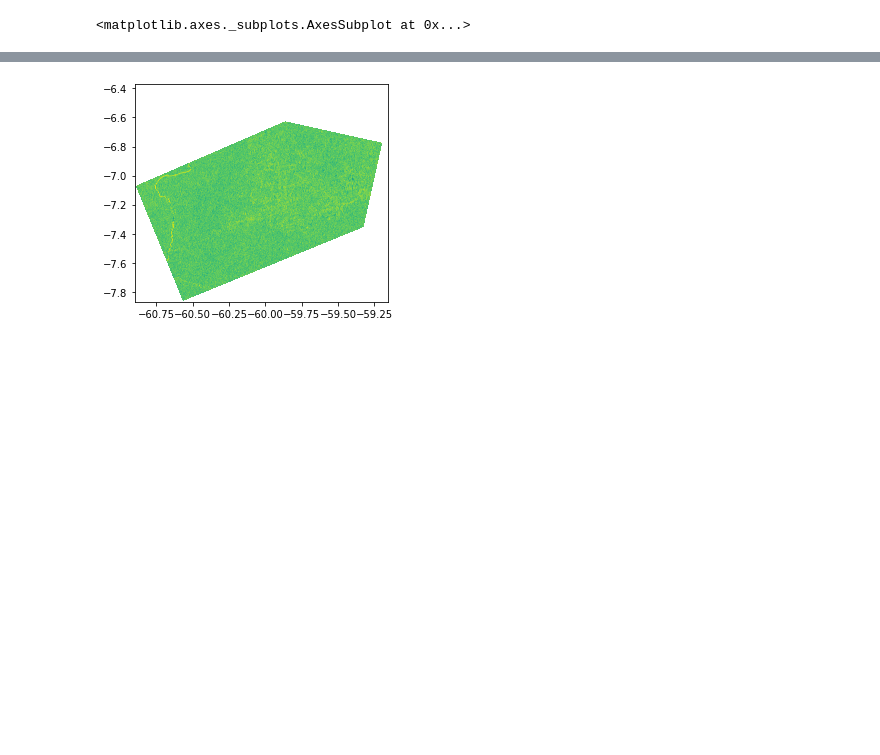
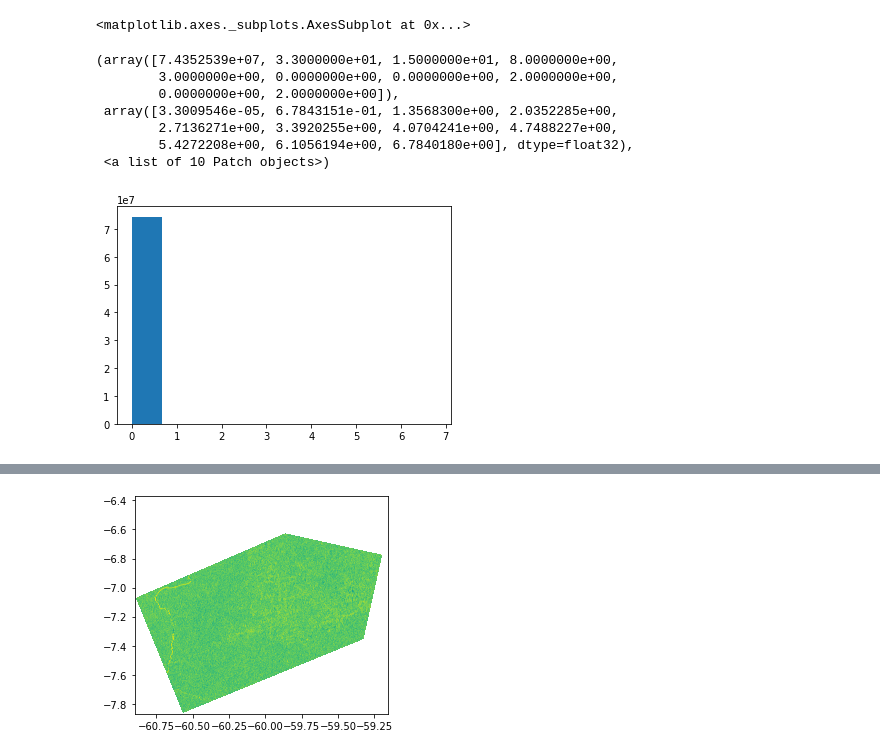
Before and after one commit to danielleitesoares/tccuea, a Jupyter notebook: teste_tif.ipynb, the cells around one changed output, grey strips where cells are left out. Drawn from its saved outputs; the diff is of its cells as text; code cells hidden in the pictures; blank space fills up the shorter version.

```diff
--- a/teste_tif.ipynb
+++ b/teste_tif.ipynb
@@ -184,0 +199,16 @@ plt.plot(sigma0.flatten())
+# %%
+# Tem que descobrir qual polarização é a 1 e a 2
+sigma0b1=mdata_expo_sigma0[0]
+sigma0b1[sigma0b1==0]=np.nan
+sigma0b2=mdata_expo_sigma0[1]
+sigma0b2[sigma0b2==0]=np.nan
+plt.hist(sigma0b1.flatten())
+# %% [output]
+(array([7.4352539e+07, 3.3000000e+01, 1.5000000e+01, 8.0000000e+00,
+        3.0000000e+00, 0.0000000e+00, 0.0000000e+00, 2.0000000e+00,
+        0.0000000e+00, 2.0000000e+00]),
+ array([3.3009546e-05, 6.7843151e-01, 1.3568300e+00, 2.0352285e+00,
+        2.7136271e+00, 3.3920255e+00, 4.0704241e+00, 4.7488227e+00,
+        5.4272208e+00, 6.1056194e+00, 6.7840180e+00], dtype=float32),
+ <a list of 10 Patch objects>)
+[figure, added]
```
Also changed, not shown: parts of 7 cells of this notebook.
